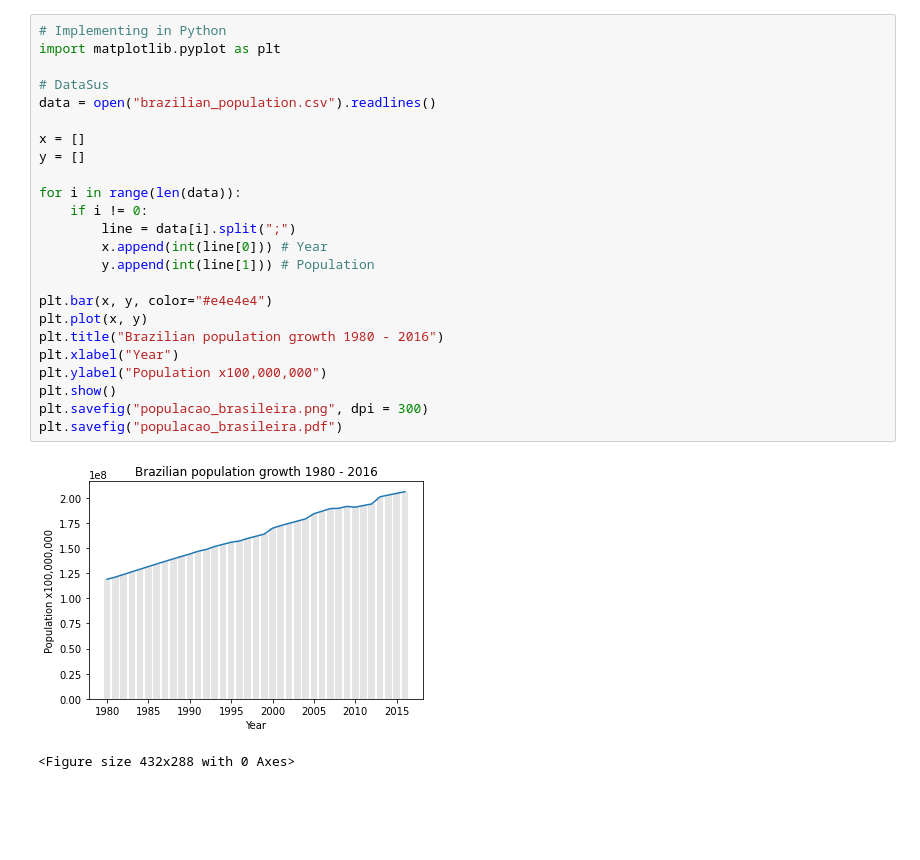
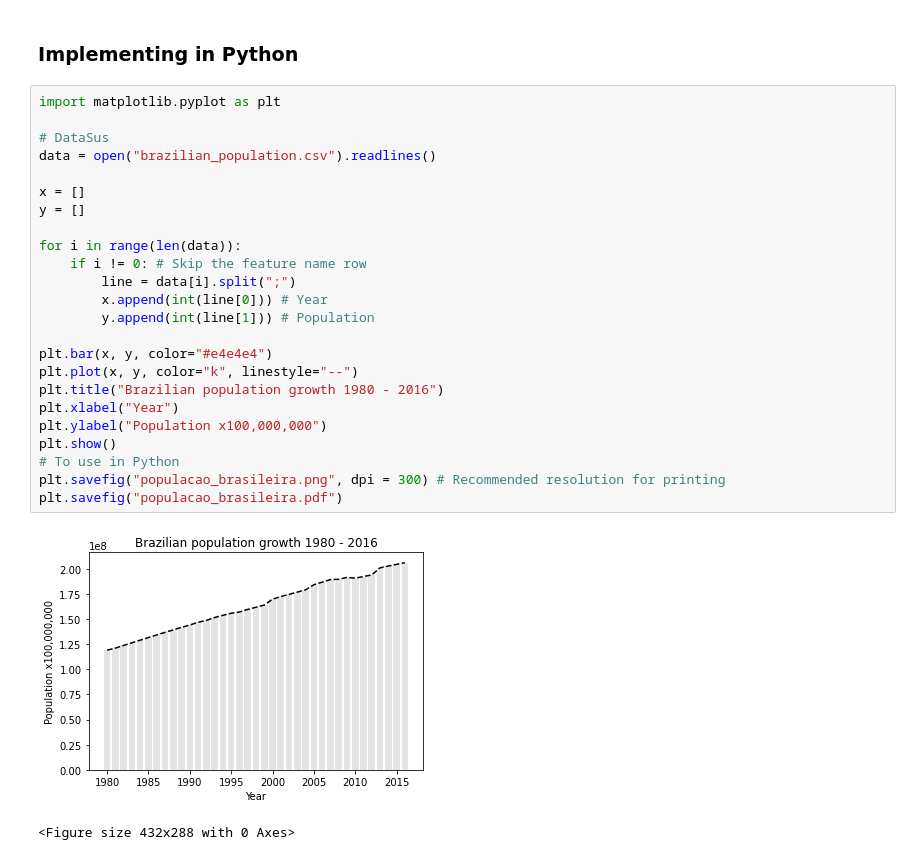
Before and after one commit to JonatasFontele/aprendizagem-de-maquina-e-mineracao-de-dados, a Jupyter notebook: brazilian_population_growth_visualization.ipynb, the cells around one changed output. Drawn from its saved outputs; the diff is of its cells as text; blank space fills up the shorter version.

```diff
--- a/brazilian_population_growth_visualization.ipynb
+++ b/brazilian_population_growth_visualization.ipynb
@@ -1,27 +18,29 @@
+# %% [markdown]
+### Implementing in Python
 # %%
-# Implementing in Python
 import matplotlib.pyplot as plt
 
 # DataSus
 data = open("brazilian_population.csv").readlines()
 
 x = []
 y = []
 
 for i in range(len(data)):
-    if i != 0:
+    if i != 0: # Skip the feature name row
         line = data[i].split(";")
         x.append(int(line[0])) # Year
         y.append(int(line[1])) # Population
 
 plt.bar(x, y, color="#e4e4e4")
-plt.plot(x, y)
+plt.plot(x, y, color="k", linestyle="--")
 plt.title("Brazilian population growth 1980 - 2016")
 plt.xlabel("Year")
 plt.ylabel("Population x100,000,000")
 plt.show()
-plt.savefig("populacao_brasileira.png", dpi = 300)
+# To use in Python
+plt.savefig("populacao_brasileira.png", dpi = 300) # Recommended resolution for printing
 plt.savefig("populacao_brasileira.pdf")
 # %% [output]
-[figure, old version]
+[figure, new version]
 <Figure size 432x288 with 0 Axes>
```
Also changed, not shown: parts of 8 cells of this notebook.
